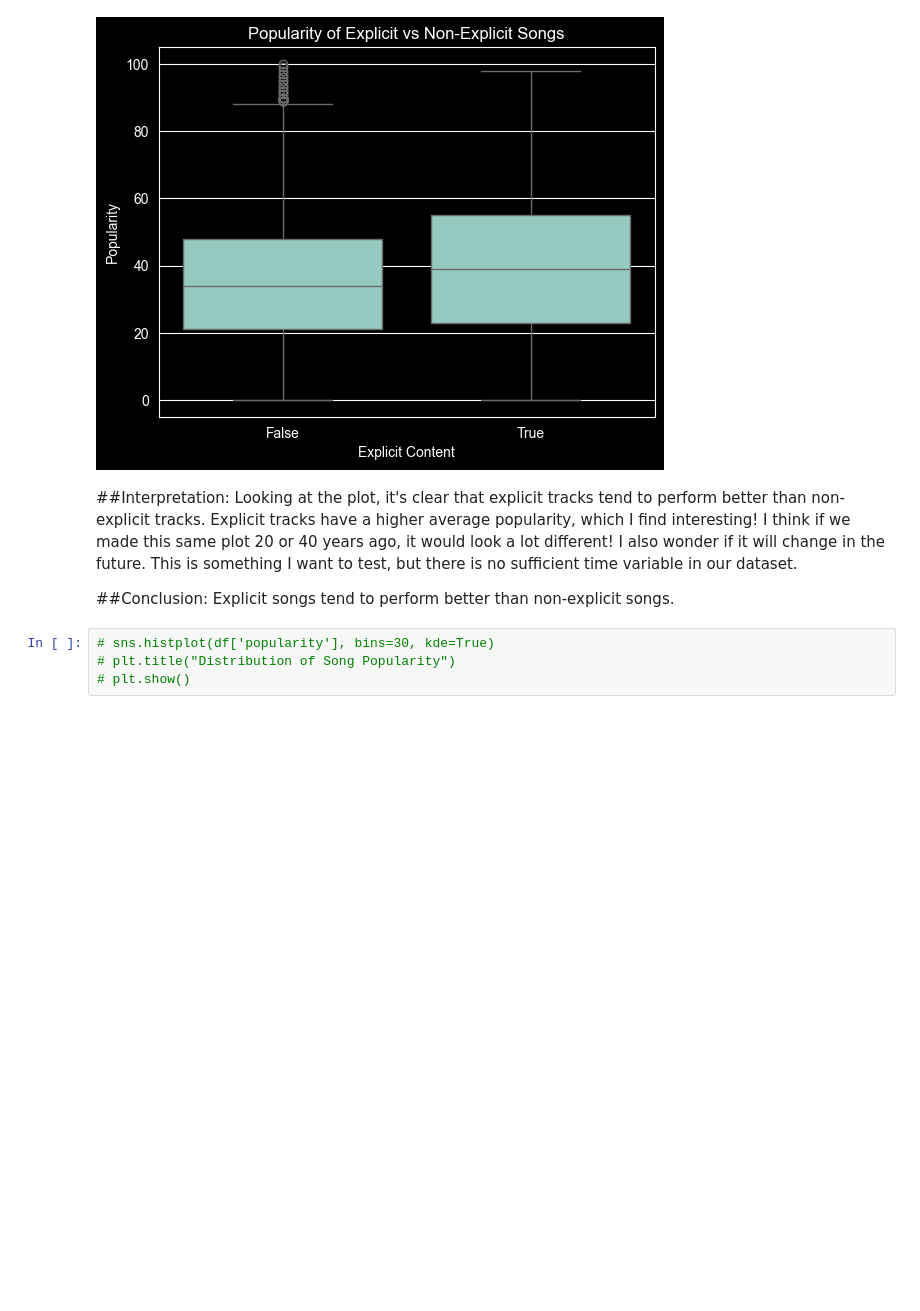
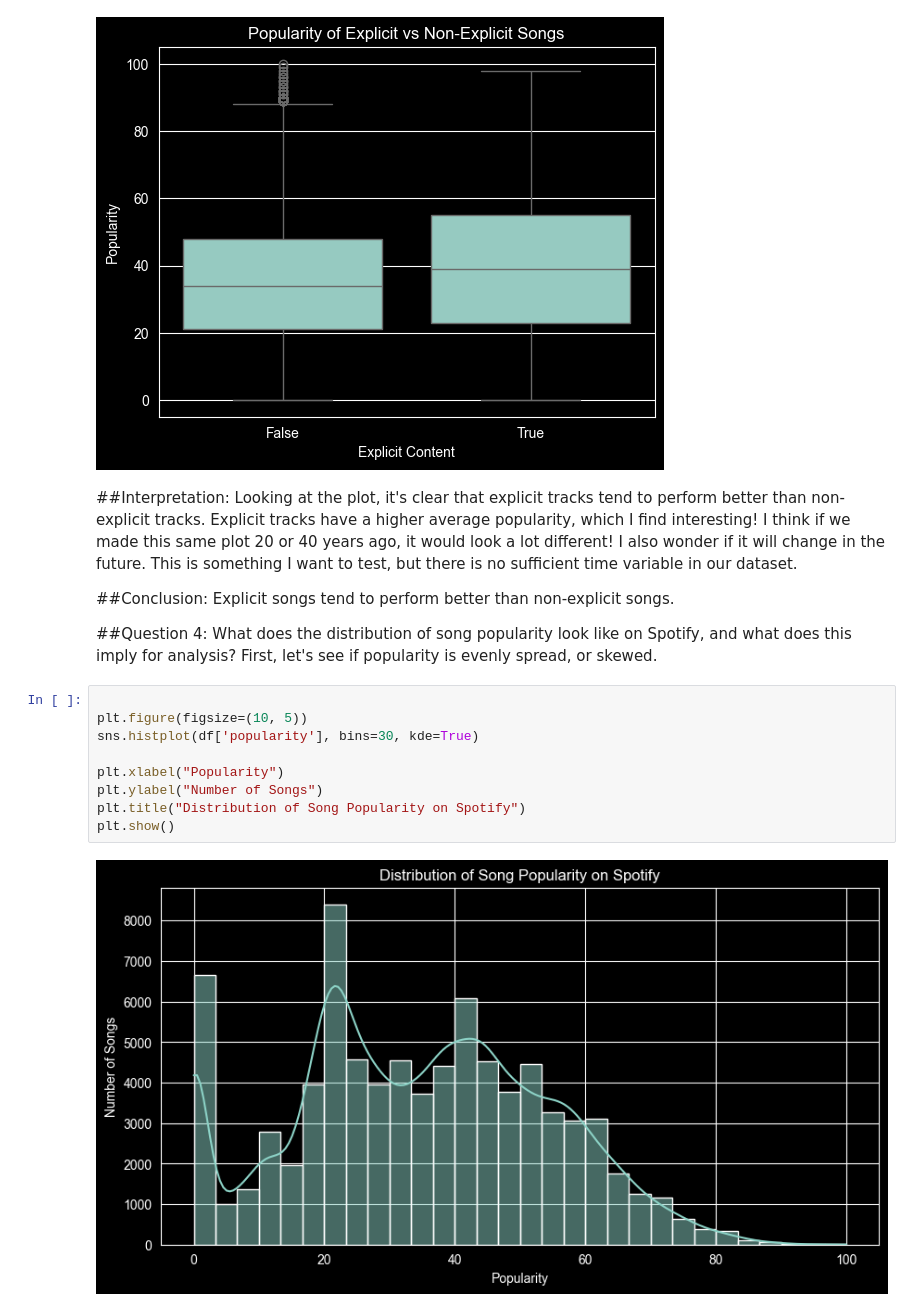
Before and after one commit to crsheehan/SpotifyDataAnalysis, a Jupyter notebook: spotify_eda.ipynb, the cells around one changed output. Cells and saved outputs as stored; diff of their text form; blank space fills up the shorter version.

Commit message:
Question 4 Answered.

```diff
--- a/spotify_eda.ipynb
+++ b/spotify_eda.ipynb
@@ -259,7 +258,17 @@ plt.show()
 ##Interpretation: Looking at the plot, it's clear that explicit tracks tend to perform better than non-explicit tracks. Explicit tracks have a higher average popularity, which I find interesting! I think if we made this same plot 20 or 40 years ago, it would look a lot different! I also wonder if it will change in the future. This is something I want to test, but there is no sufficient time variable in our dataset.
 
 ##Conclusion: Explicit songs tend to perform better than non-explicit songs.
+
+##Question 4: What does the distribution of song popularity look like on Spotify, and what does this imply for analysis?
+First, let's see if popularity is evenly spread, or skewed.
 # %%
-# sns.histplot(df['popularity'], bins=30, kde=True)
-# plt.title("Distribution of Song Popularity")
-# plt.show()
+
+plt.figure(figsize=(10, 5))
+sns.histplot(df['popularity'], bins=30, kde=True)
+
+plt.xlabel("Popularity")
+plt.ylabel("Number of Songs")
+plt.title("Distribution of Song Popularity on Spotify")
+plt.show()
+# %% [output]
+[figure, added]
```
Also changed, not shown: parts of 6 cells of this notebook.
